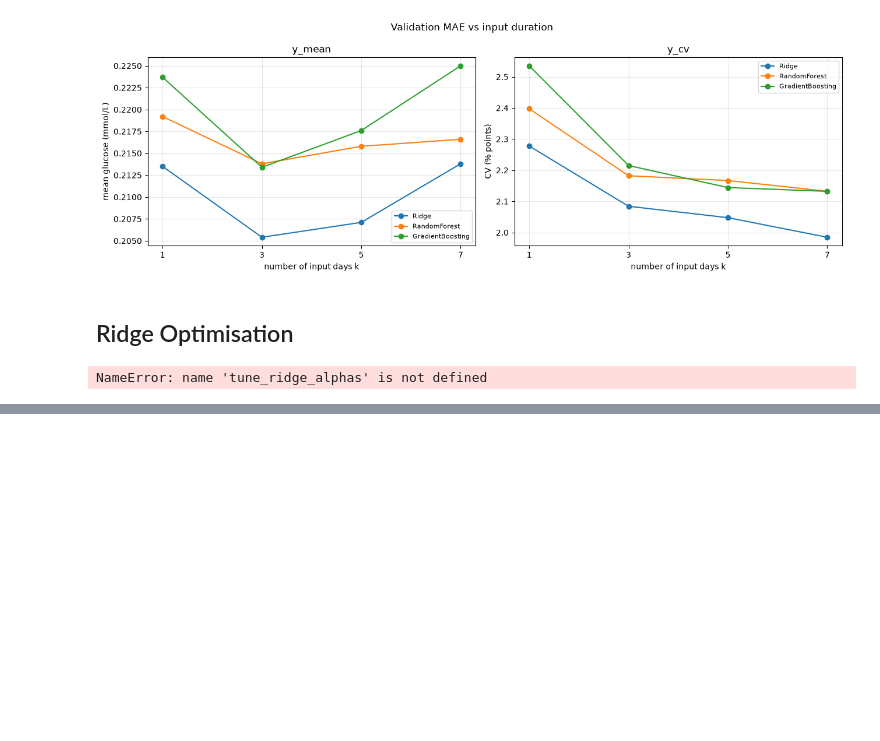
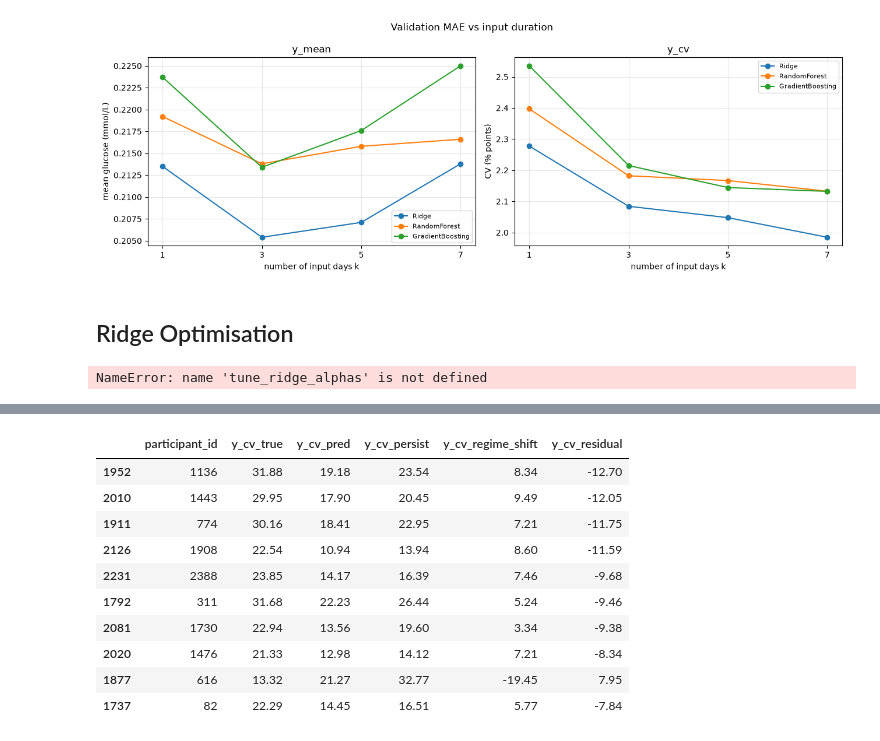
Before and after one commit to isaureimb/MLproject2, a Jupyter notebook: notebooks/Results.ipynb, the cells around one changed output, grey strips where cells are left out. Cells and saved outputs as stored; diff of their text form; code cells hidden in the pictures; blank space fills up the shorter version.

```diff
--- a/notebooks/Results.ipynb
+++ b/notebooks/Results.ipynb
@@ -158,0 +181,21 @@ display(best_by_config)
+# %%
+display(
+    df_oof[df_oof["k_days"] == 7]
+    .sort_values("y_cv_sq_err", ascending=False)[
+        ["participant_id", "y_cv_true", "y_cv_pred", "y_cv_persist", "y_cv_regime_shift", "y_cv_residual"]
+    ]
+    .head(10)
+    .round(2)
+)
+# %% [output]
+|  | participant_id | y_cv_true | y_cv_pred | y_cv_persist | y_cv_regime_shift | y_cv_residual |
+| 1952 | 1136 | 31.88 | 19.18 | 23.54 | 8.34 | -12.70 |
+| 2010 | 1443 | 29.95 | 17.90 | 20.45 | 9.49 | -12.05 |
+| 1911 | 774 | 30.16 | 18.41 | 22.95 | 7.21 | -11.75 |
+| 2126 | 1908 | 22.54 | 10.94 | 13.94 | 8.60 | -11.59 |
+| 2231 | 2388 | 23.85 | 14.17 | 16.39 | 7.46 | -9.68 |
+| 1792 | 311 | 31.68 | 22.23 | 26.44 | 5.24 | -9.46 |
+| 2081 | 1730 | 22.94 | 13.56 | 19.60 | 3.34 | -9.38 |
+| 2020 | 1476 | 21.33 | 12.98 | 14.12 | 7.21 | -8.34 |
+| 1877 | 616 | 13.32 | 21.27 | 32.77 | -19.45 | 7.95 |
+| 1737 | 82 | 22.29 | 14.45 | 16.51 | 5.77 | -7.84 |
```
Also changed, not shown: parts of 4 cells of this notebook, 7 other files.
